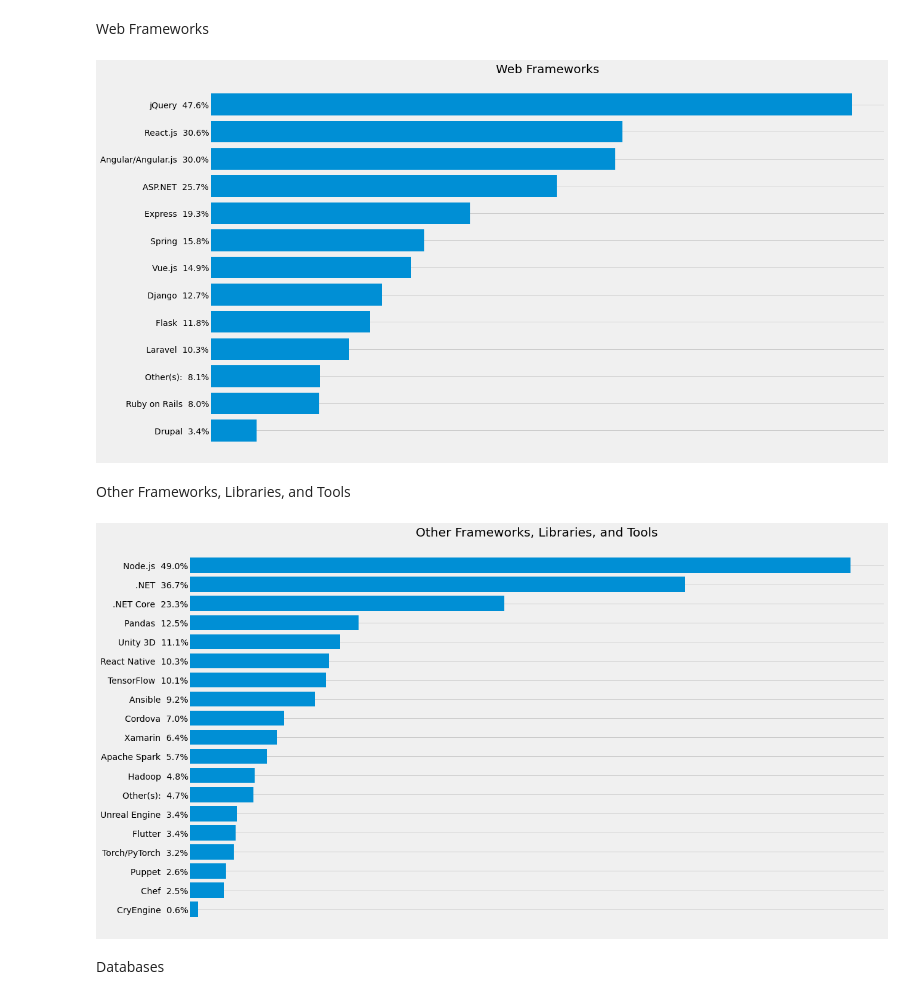
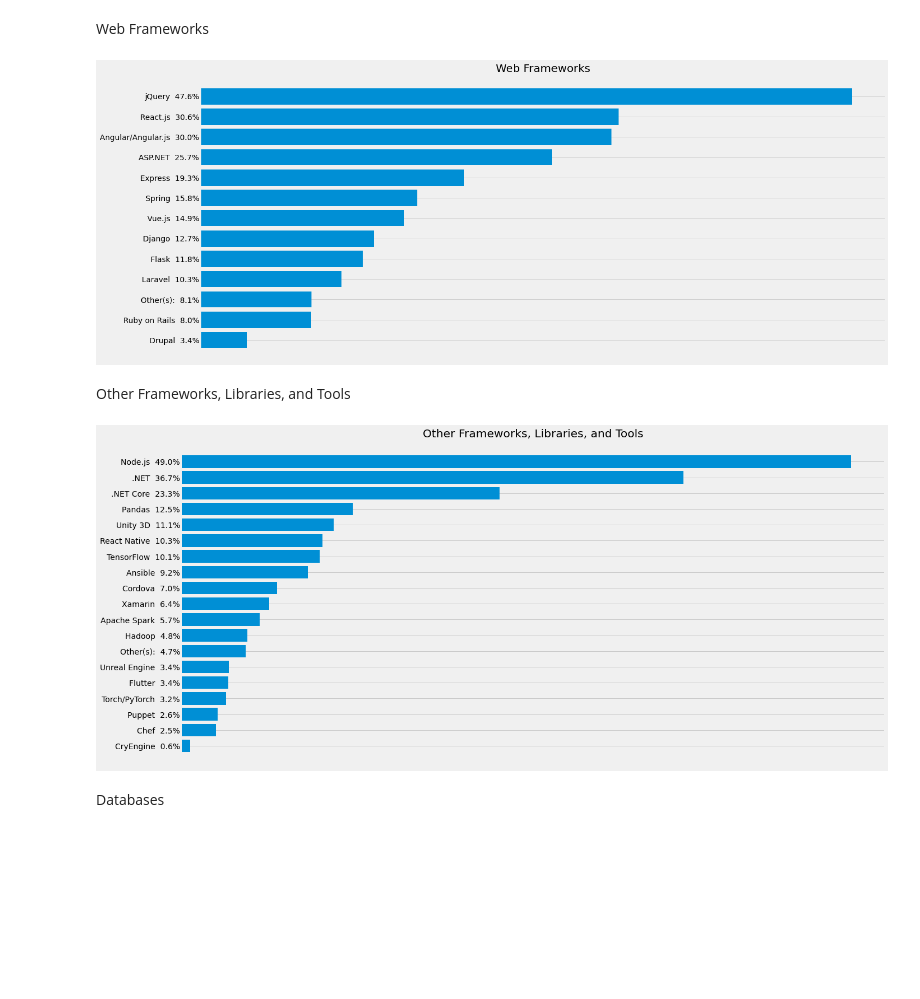
Before and after one commit to anri-Tvalabeishvili/Stackoverflow-Survey-Analysis, a Jupyter notebook: Technology_Analyzed_Data.ipynb, the cells around one changed output. Saved outputs shown, nothing was run; the diff lists cells and outputs as text; code cells hidden in the pictures; blank space fills up the shorter version.

```diff
--- a/Technology_Analyzed_Data.ipynb
+++ b/Technology_Analyzed_Data.ipynb
@@ -135,15 +128,15 @@ Web Frameworks
 # %%
 WebFrameWorkedWith = data["WebFrameWorkedWith"]   # We called necessary data
 
 WebFrameWorkedWith.dropna(inplace=True)    # We filter the data from NaN and empty spaces
 
 WebFrameWorkedWith = WebFrameWorkedWith.str.split(";")  # We are splitting variables    "split variable when program sees (;) "
 
 Double_list_sort_count(WebFrameWorkedWith , False)     # list sorter-Counter
 
-Build_Barh_sizes( key_Phrases , Quantity, WebFrameWorkedWith ,"fivethirtyeight", False , (18,11), "Web Frameworks")  # Building a schedule
+Build_Barh_sizes( key_Phrases , Quantity, WebFrameWorkedWith ,"fivethirtyeight", False , (20,9), "Web Frameworks")  # Building a schedule
 # %% [output]
-[figure, old version]
+[figure, new version]
 # %% [markdown]
 Other Frameworks, Libraries, and Tools
 # %%
@@ -155,9 +148,9 @@ MiscTechWorkedWith = MiscTechWorkedWith.str.split(";")  # We are splitting varia
 
 Double_list_sort_count(MiscTechWorkedWith , False)     # list sorter-Counter
 
-Build_Barh_sizes( key_Phrases , Quantity, MiscTechWorkedWith ,"fivethirtyeight", False , (18,11), "Other Frameworks, Libraries, and Tools")  # Building a schedule
+Build_Barh_sizes( key_Phrases , Quantity, MiscTechWorkedWith ,"fivethirtyeight", False , (20,10), "Other Frameworks, Libraries, and Tools")  # Building a schedule
 # %% [output]
-[figure, old version]
+[figure, new version]
 # %% [markdown]
 Databases
 # %%
```
Also changed, not shown: parts of 10 cells of this notebook, 4 other files.
